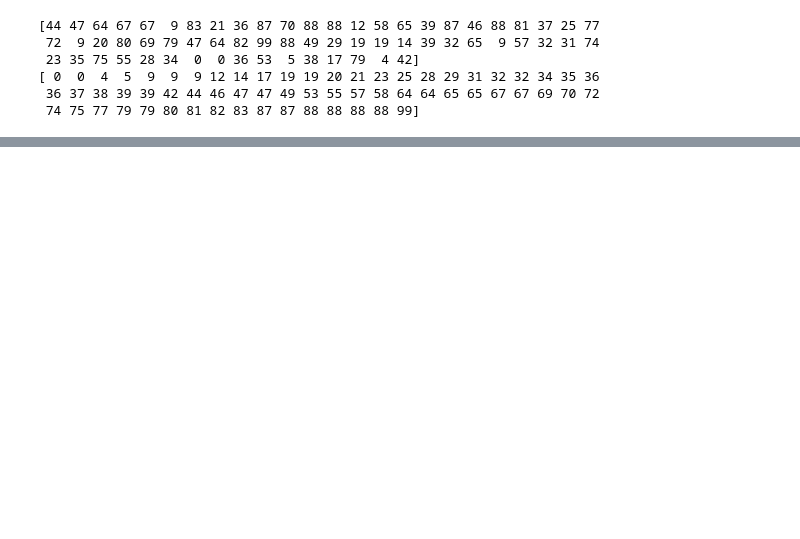
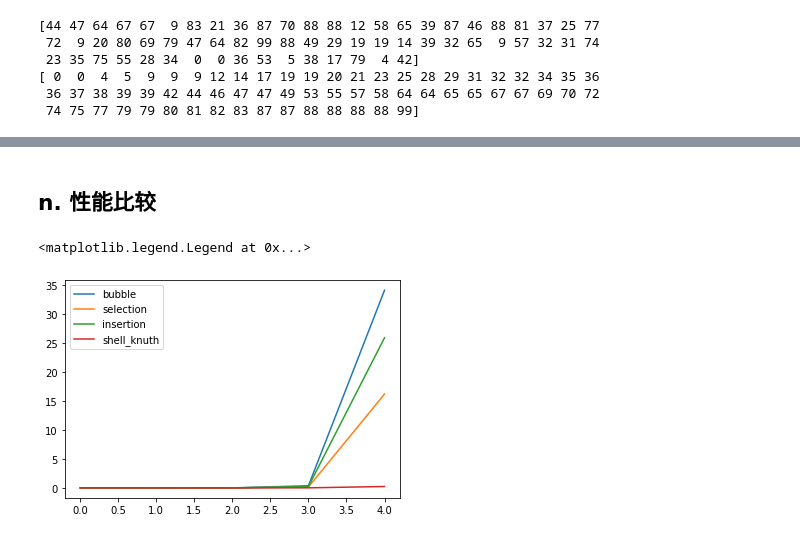
Before and after one commit to michaelbrucelin/HelloLanguage, a Jupyter notebook: Jupyter/Algorithm/Sort/排序算法-Python.ipynb, the cells around one changed output, grey strips where cells are left out. Drawn from its saved outputs; the diff is of its cells as text; code cells hidden in the pictures; blank space fills up the shorter version.

```diff
--- a/Jupyter/Algorithm/Sort/排序算法-Python.ipynb
+++ b/Jupyter/Algorithm/Sort/排序算法-Python.ipynb
@@ -176,7 +176,7 @@ def shell_sort_customize2(arr, L):
             break
 
     for gap in L:            # 每一个增量对应了一组子数组，这一组子数组由于步长一致，可以一次性统一做插入排序
-        for i in range(0, len(arr)-gap-1):
+        for i in range(0, len(arr)-gap):
             for j in range(i+gap, gap-1, -gap):
                 if(arr[j] < arr[j-gap]):
                     arr[j], arr[j-gap] = arr[j-gap], arr[j]
@@ -200,17 +200,17 @@ print(arr)
 # %%
-# 希尔排序的特定增量 base 的实现
-def shell_sort2(arr, base):
-    L, base0 = [1], base
-    while(base <= len(arr)):
-        L.insert(0, base)
-        base *= base0
-    return shell_sort(arr, L)
+# 希尔排序使用Knuth序列实现
+def shell_sort_knuth(arr):
+    L, n = [], 0
+    while(3*n+1 <= len(arr)):
+        L.insert(0, 3*n+1)
+        n = 3*n+1
+    return shell_sort_customize2(arr, L)
 # %%
 np.random.seed(0)
 arr = np.random.randint(0, 100, 64)
 print(arr)
 
-arr = shell_sort2(arr, 3)
+arr = shell_sort_knuth(arr)
 print(arr)
 # %% [output]
 [44 47 64 67 67  9 83 21 36 87 70 88 88 12 58 65 39 87 46 88 81 37 25 77
@@ -221,0 +257,27 @@ print(arr)
+# %% [markdown]
+## n. 性能比较
+# %%
+%matplotlib inline
+import matplotlib.pyplot as plt
+import time
+
+l_bubble_sort2, l_selection_sort, l_insertion_sort, l_shell_sort_knuth = [], [], [], []
+sort_funcs = [bubble_sort2, selection_sort, insertion_sort, shell_sort_knuth]
+sort_times = [l_bubble_sort2, l_selection_sort, l_insertion_sort, l_shell_sort_knuth]
+sort_labels = ['bubble', 'selection', 'insertion', 'shell_knuth']
+
+for func, l_time in zip(sort_funcs, sort_times):
+    for i in range(5):
+        np.random.seed(0)
+        arr = np.random.randint(0, 10**i, 10**i)
+        t1 = time.time()
+        func(arr)
+        t2 = time.time()
+        l_time.append(t2-t1)
+
+for l_time, label in zip(sort_times, sort_labels):
+    plt.plot(l_time, label=label)
+plt.legend()
+# %% [output]
+<matplotlib.legend.Legend at 0x...>
+[figure, added]
```
Also changed, not shown: parts of 7 cells of this notebook, 3 other files.
